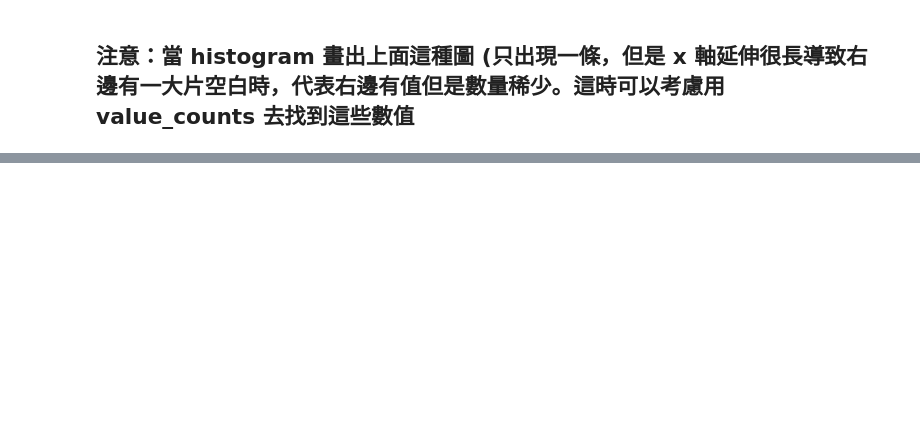
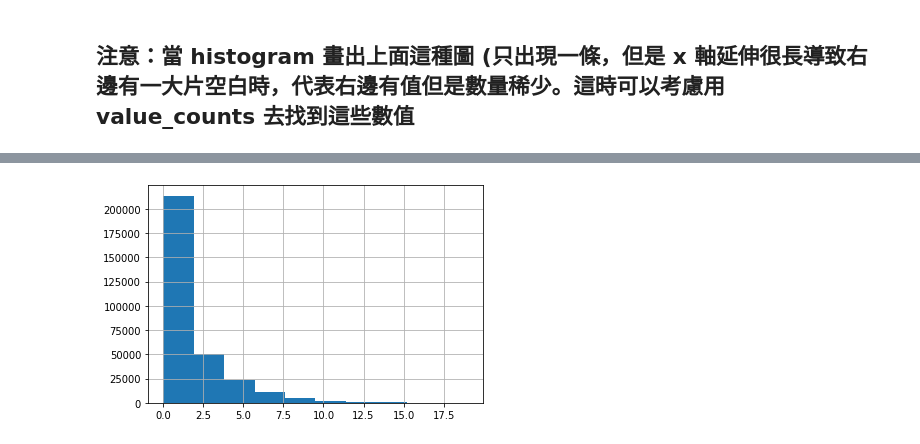
Before and after one commit to SaruXuan/4th-ML100Days, a Jupyter notebook: homework/Day_009_HW.ipynb, the cells around one changed output, grey strips where cells are left out. Cells and saved outputs as stored; diff of their text form; code cells hidden in the pictures; blank space fills up the shorter version.

```diff
--- a/homework/Day_009_HW.ipynb
+++ b/homework/Day_009_HW.ipynb
@@ -250,11 +360,13 @@ print(app_train['OBS_60_CNT_SOCIAL_CIRCLE'].value_counts().sort_index(ascending
 # %%
 # 把一些極端值暫時去掉，在繪製一次 Histogram
 # 選擇 OBS_60_CNT_SOCIAL_CIRCLE 小於 20 的資料點繪製
 """
 Your Code Here
 """
-loc_a =
-loc_b =
+loc_a = app_train[app_train['OBS_60_CNT_SOCIAL_CIRCLE']<20].index
+loc_b = 'OBS_60_CNT_SOCIAL_CIRCLE'
 
 app_train.loc[loc_a, loc_b].hist()
 plt.show()
+# %% [output]
+[figure, added]
```
Also changed, not shown: parts of 6 cells of this notebook.
